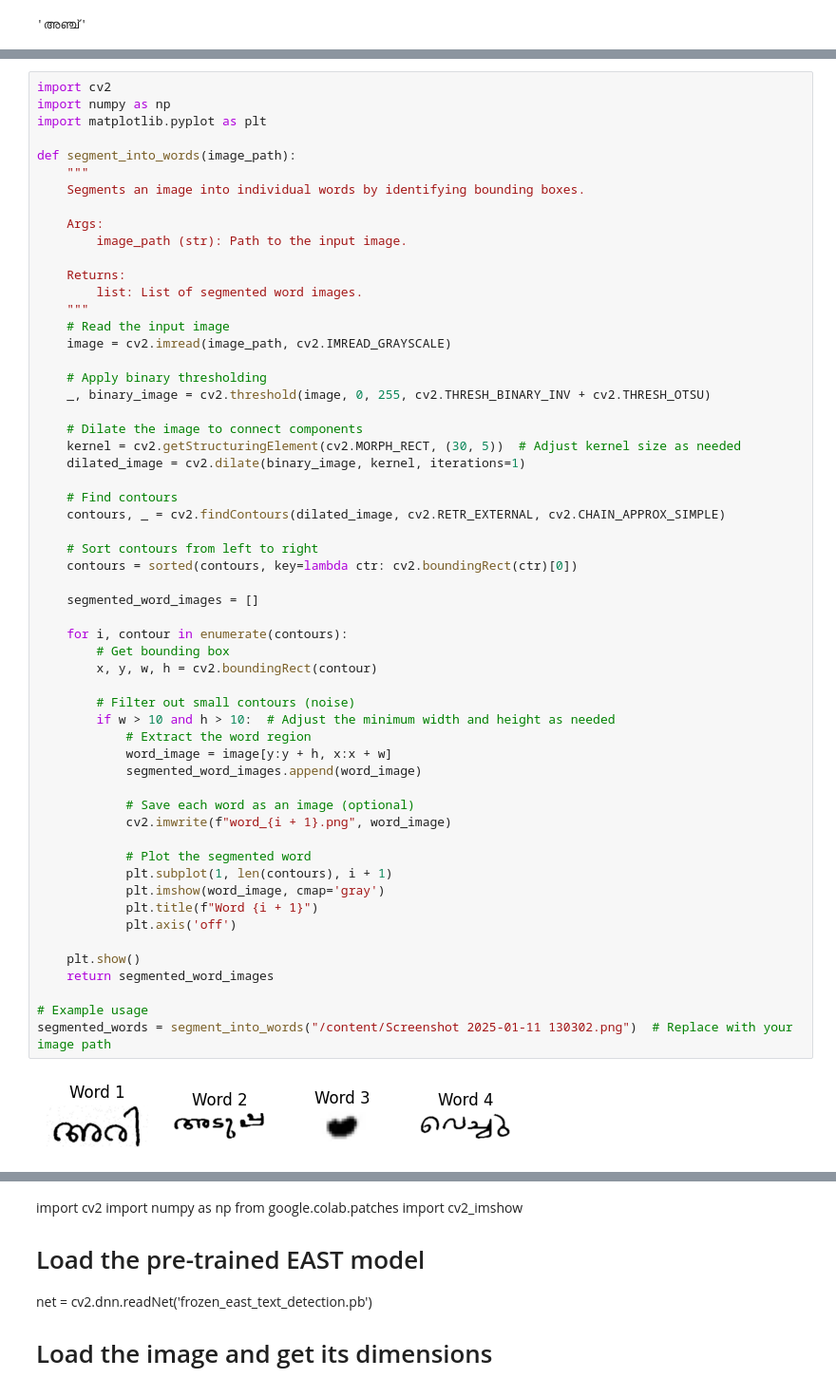
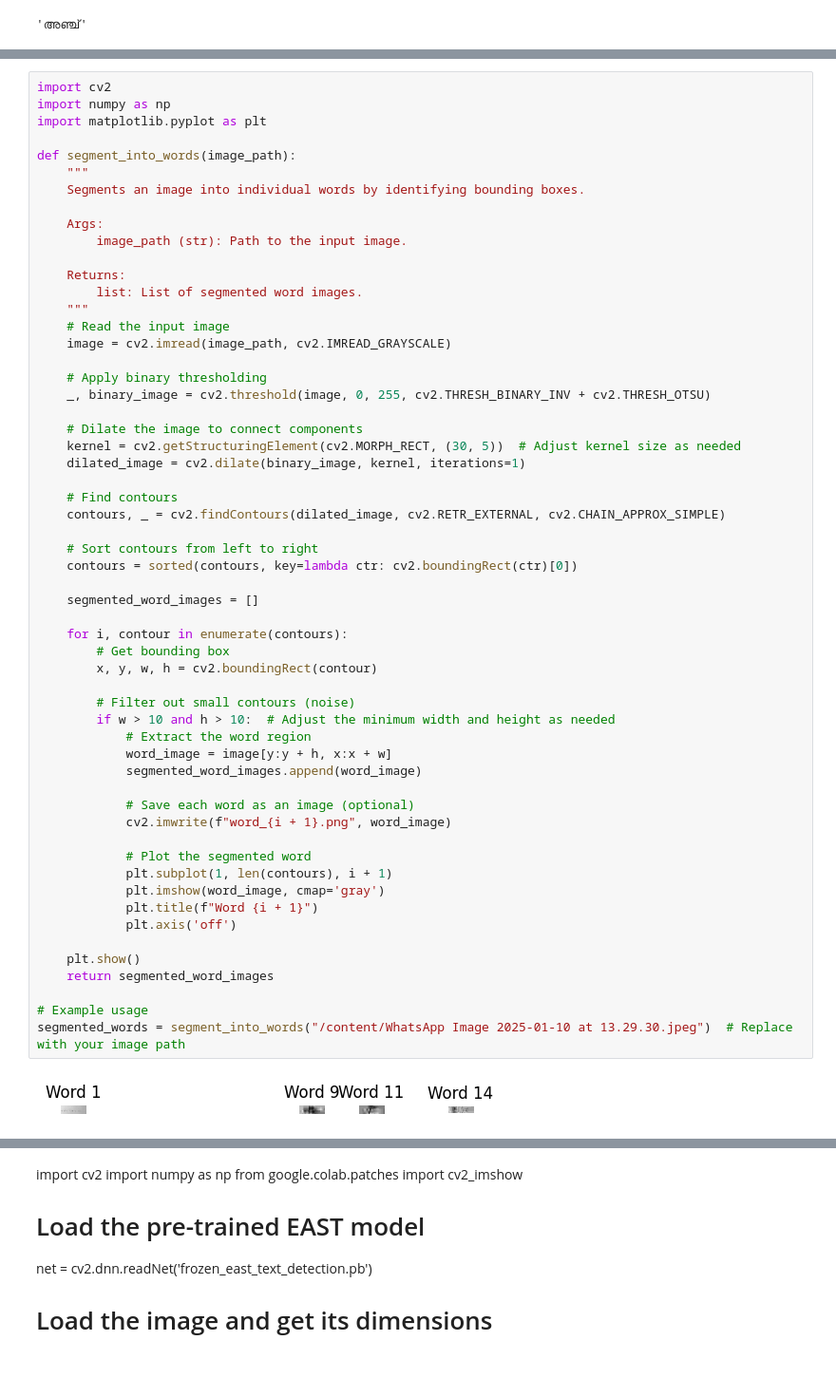
Before and after one commit to AyrusCodes/Main-Project, a Jupyter notebook: code_surya.ipynb, the cells around one changed output, grey strips where cells are left out. Shown at 95% size. Cells and saved outputs as stored; diff of their text form.

```diff
--- a/code_surya.ipynb
+++ b/code_surya.ipynb
@@ -509,32 +509,32 @@ def segment_into_words(image_path):
 
     # Sort contours from left to right
     contours = sorted(contours, key=lambda ctr: cv2.boundingRect(ctr)[0])
 
     segmented_word_images = []
 
     for i, contour in enumerate(contours):
         # Get bounding box
         x, y, w, h = cv2.boundingRect(contour)
 
         # Filter out small contours (noise)
         if w > 10 and h > 10:  # Adjust the minimum width and height as needed
             # Extract the word region
             word_image = image[y:y + h, x:x + w]
             segmented_word_images.append(word_image)
 
             # Save each word as an image (optional)
             cv2.imwrite(f"word_{i + 1}.png", word_image)
 
             # Plot the segmented word
             plt.subplot(1, len(contours), i + 1)
             plt.imshow(word_image, cmap='gray')
             plt.title(f"Word {i + 1}")
             plt.axis('off')
 
     plt.show()
     return segmented_word_images
 
 # Example usage
-segmented_words = segment_into_words("/content/Screenshot 2025-01-11 130302.png")  # Replace with your image path
+segmented_words = segment_into_words("/content/WhatsApp Image 2025-01-10 at 13.29.30.jpeg")  # Replace with your image path
 # %% [output]
-[figure, old version]
+[figure, new version]
```
Also changed, not shown: parts of 1 cell of this notebook.
